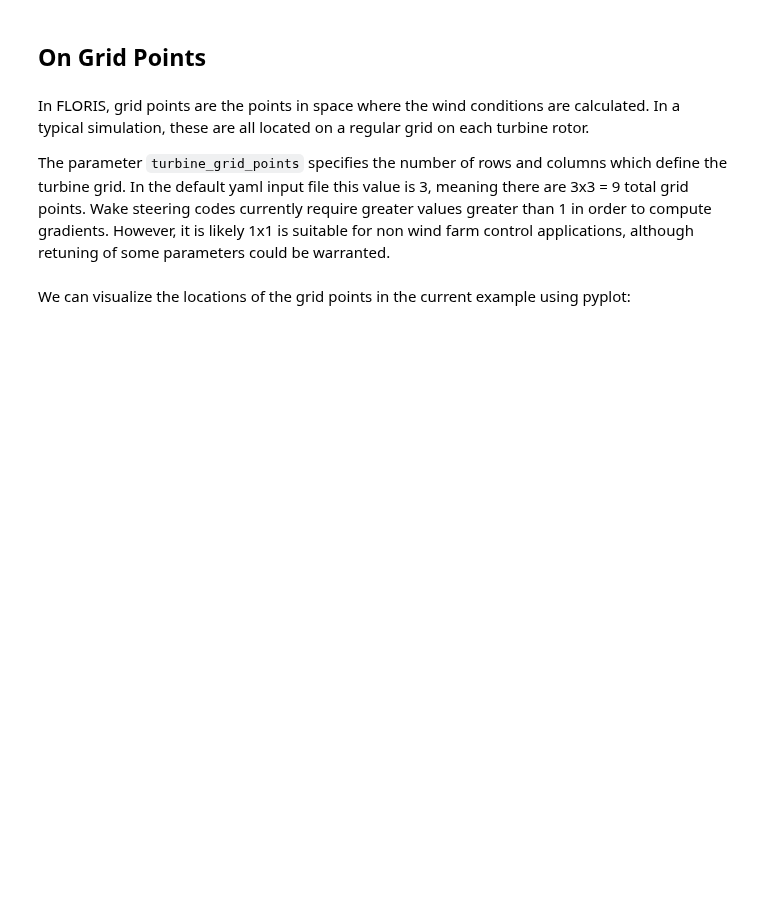
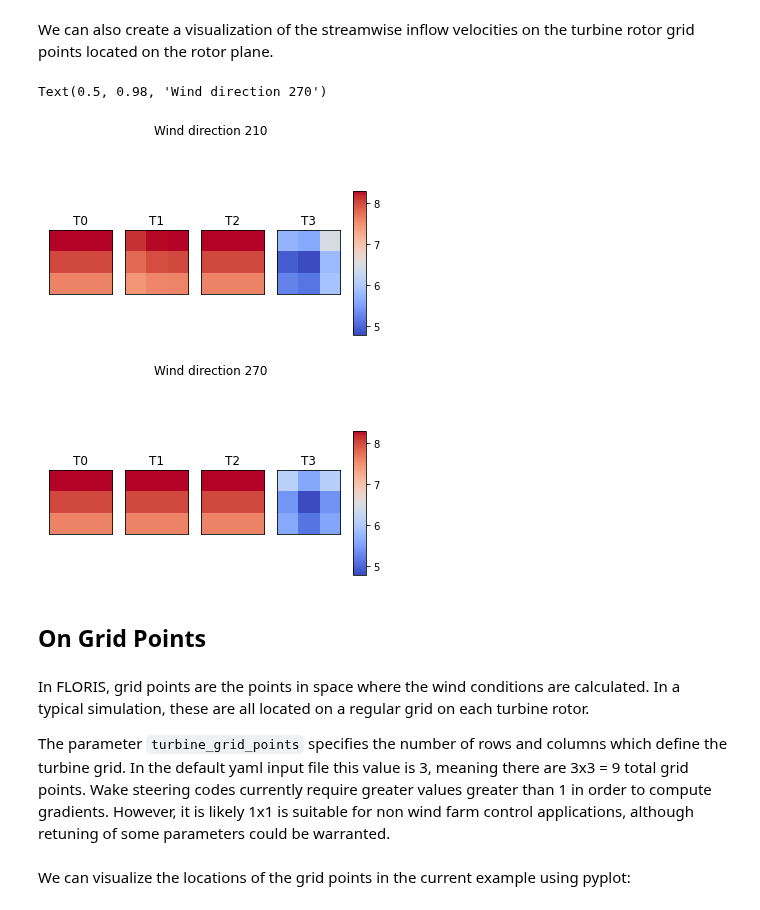
Before and after one commit to NREL/floris, a Jupyter notebook: examples/00_getting_started.ipynb, the cells around one changed output. Saved outputs shown, nothing was run; the diff lists cells and outputs as text; code cells hidden in the pictures; blank space fills up the shorter version.

```diff
--- a/examples/00_getting_started.ipynb
+++ b/examples/00_getting_started.ipynb
@@ -162,3 +304,17 @@ Farm power across wind directions and speeds
+# %% [markdown]
+We can also create a visualization of the streamwise inflow velocities on the turbine rotor grid points located on the rotor plane.
+# %%
+from floris.tools.visualization import plot_rotor_values
+
+fig, _, _ , _ = plot_rotor_values(fi.floris.flow_field.u, wd_index=0, ws_index=0, n_rows=1, n_cols=4, return_fig_objects=True)
+fig.suptitle("Wind direction 210")
+
+fig, _, _ , _ = plot_rotor_values(fi.floris.flow_field.u, wd_index=1, ws_index=0, n_rows=1, n_cols=4, return_fig_objects=True)
+fig.suptitle("Wind direction 270")
+# %% [output]
+Text(0.5, 0.98, 'Wind direction 270')
+[figure, added]
+[figure, added]
 # %% [markdown]
 ## On Grid Points
 # %% [markdown]
```
Also changed, not shown: parts of 52 cells of this notebook, 1 other file.
